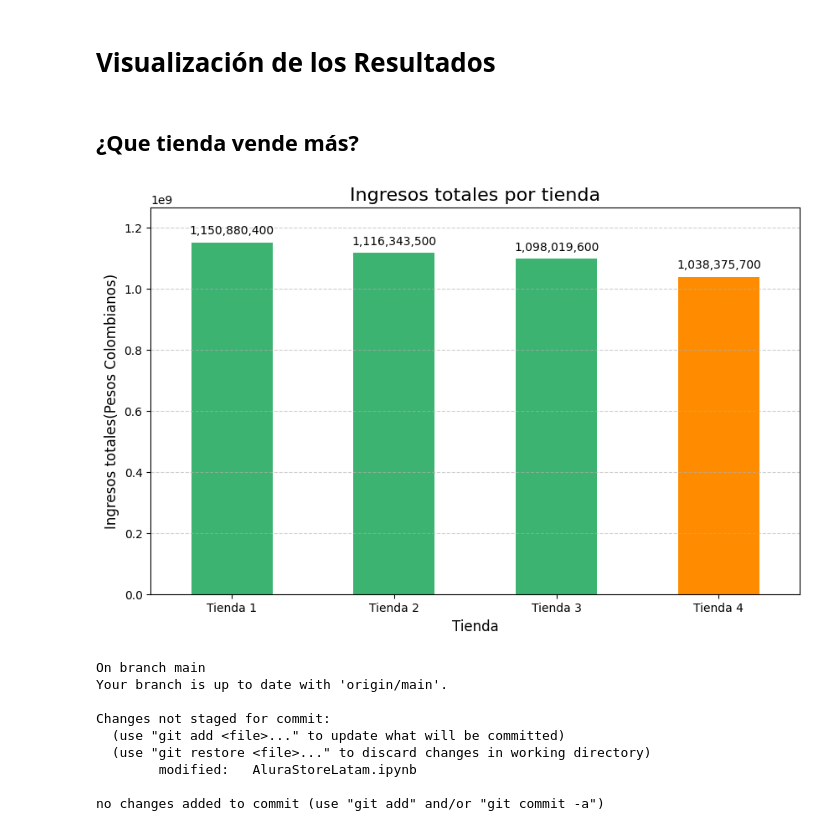
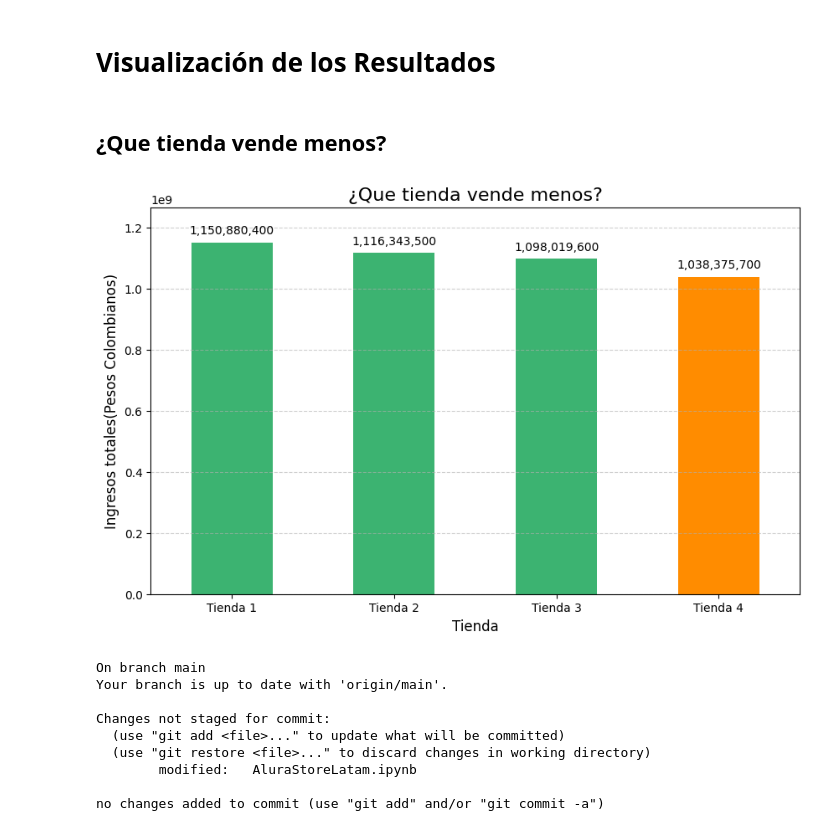
Before and after one commit to Omar05129/Alura-Store-Challengue, a Jupyter notebook: AluraStoreLatam.ipynb, the cells around one changed output. Drawn from its saved outputs; the diff is of its cells as text; code cells hidden in the pictures.

```diff
--- a/AluraStoreLatam.ipynb
+++ b/AluraStoreLatam.ipynb
@@ -559,39 +559,39 @@ To https://github.com/Omar05129/Alura-Store-Challengue.git
 # %% [markdown]
 # **Visualización de los Resultados**
 # %% [markdown]
-## **¿Que tienda vende más?**
+## **¿Que tienda vende menos?**
 # %%
 import matplotlib.pyplot as plt
 #Convertimos de dataframe a serie ya que solo tiene una columna y la transponemos
 ingresos_totales_to_graph=tabla_ingresos_totales.T.squeeze()
 #No se ordena la tabla de mayor a menor porque ya esta en forma descendente
 #Creamos una lista de colores para resaltar la tienda con mas ventas
 color_base = 'mediumseagreen'
 color_destaque = 'darkorange'
 colores = [color_base] * len(ingresos_totales_to_graph)
 colores[3] = color_destaque
 # Transponemos la tabla para que las tiendas estén en el eje X
 ax=ingresos_totales_to_graph.plot(kind='bar', figsize=(10,6), color=colores, legend=False)
 # Personalizar gráfico
-plt.title("Ingresos totales por tienda", fontsize=16)
+plt.title("¿Que tienda vende menos?", fontsize=16)
 plt.xlabel("Tienda", fontsize=12)
 plt.ylabel("Ingresos totales(Pesos Colombianos)", fontsize=12)
 plt.grid(axis='y', linestyle='--', alpha=0.6)
 plt.xticks(rotation=0)
 for bar in ax.patches:
     # 'bar.get_height()' es el valor Y (ingresos)
     # 'bar.get_x()' es la posición X de la barra
     ax.annotate(f'{bar.get_height():,.0f}',  # Formatear el número (ej: 150,000)
                 (bar.get_x() + bar.get_width() / 2, bar.get_height()), # Posición
                 ha='center', va='bottom', # Alineación
                 xytext=(0, 5), # Pequeño espacio vertical sobre la barra
                 textcoords='offset points')
 
 # Ajustar el límite Y para que las etiquetas no se corten
 ax.set_ylim(0, ingresos_totales_to_graph.max() * 1.1)
 plt.show()
 # %% [output]
-[figure, old version]
+[figure, new version]
 # %%
 !git status
 # %% [output]
```
Also changed, not shown: parts of 24 cells of this notebook.
